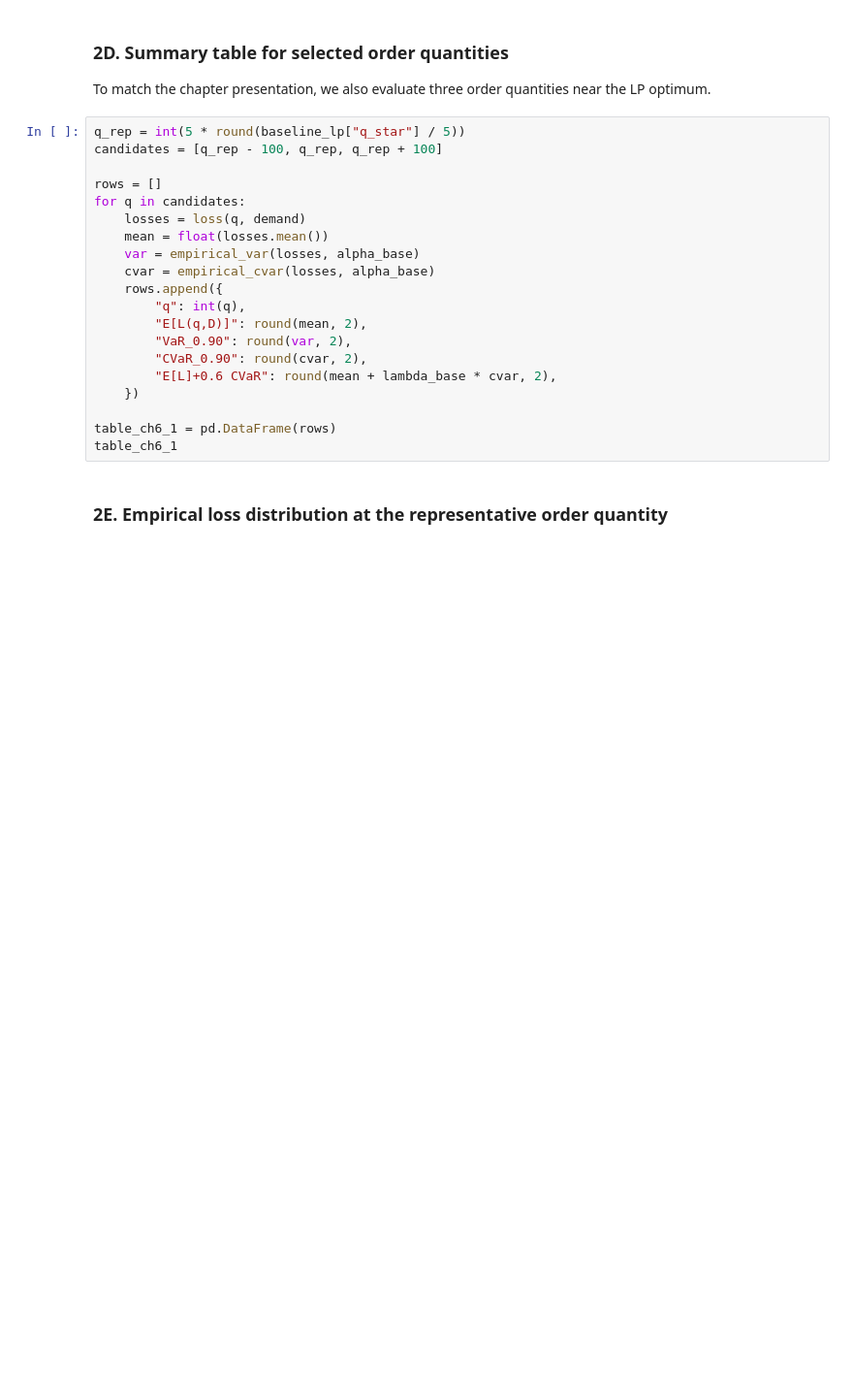
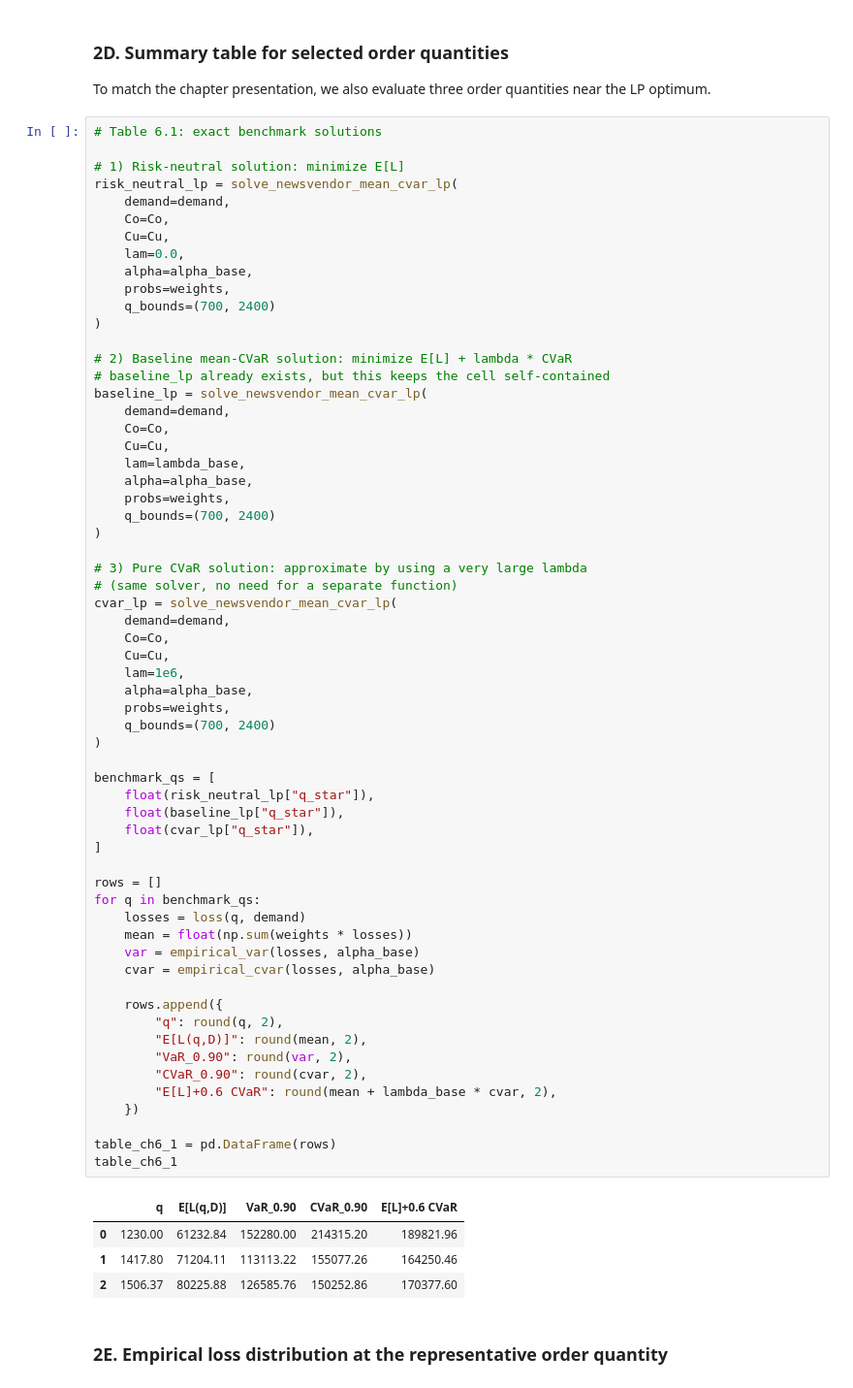
Before and after one commit to foliveira18/risk-analytics-book, a Jupyter notebook: chapter_6/chapter6_companion.ipynb, the cells around one changed output. Shown at 97% size. Cells and saved outputs as stored; diff of their text form; blank space fills up the shorter version.

```diff
--- a/chapter_6/chapter6_companion.ipynb
+++ b/chapter_6/chapter6_companion.ipynb
@@ -306,25 +342,71 @@ pd.DataFrame([{
 
 To match the chapter presentation, we also evaluate three order quantities near the LP optimum.
 # %%
-q_rep = int(5 * round(baseline_lp["q_star"] / 5))
-candidates = [q_rep - 100, q_rep, q_rep + 100]
+# Table 6.1: exact benchmark solutions
+
+# 1) Risk-neutral solution: minimize E[L]
+risk_neutral_lp = solve_newsvendor_mean_cvar_lp(
+    demand=demand,
+    Co=Co,
+    Cu=Cu,
+    lam=0.0,
+    alpha=alpha_base,
+    probs=weights,
+    q_bounds=(700, 2400)
+)
+
+# 2) Baseline mean-CVaR solution: minimize E[L] + lambda * CVaR
+# baseline_lp already exists, but this keeps the cell self-contained
+baseline_lp = solve_newsvendor_mean_cvar_lp(
+    demand=demand,
+    Co=Co,
+    Cu=Cu,
+    lam=lambda_base,
+    alpha=alpha_base,
+    probs=weights,
+    q_bounds=(700, 2400)
+)
+
+# 3) Pure CVaR solution: approximate by using a very large lambda
+# (same solver, no need for a separate function)
+cvar_lp = solve_newsvendor_mean_cvar_lp(
+    demand=demand,
+    Co=Co,
+    Cu=Cu,
+    lam=1e6,
+    alpha=alpha_base,
+    probs=weights,
+    q_bounds=(700, 2400)
+)
+
+benchmark_qs = [
+    float(risk_neutral_lp["q_star"]),
+    float(baseline_lp["q_star"]),
+    float(cvar_lp["q_star"]),
+]
 
 rows = []
-for q in candidates:
+for q in benchmark_qs:
     losses = loss(q, demand)
-    mean = float(losses.mean())
+    mean = float(np.sum(weights * losses))
     var = empirical_var(losses, alpha_base)
     cvar = empirical_cvar(losses, alpha_base)
+
     rows.append({
-        "q": int(q),
+        "q": round(q, 2),
         "E[L(q,D)]": round(mean, 2),
         "VaR_0.90": round(var, 2),
         "CVaR_0.90": round(cvar, 2),
         "E[L]+0.6 CVaR": round(mean + lambda_base * cvar, 2),
     })
 
 table_ch6_1 = pd.DataFrame(rows)
 table_ch6_1
+# %% [output]
+|  | q | E[L(q,D)] | VaR_0.90 | CVaR_0.90 | E[L]+0.6 CVaR |
+| 0 | 1230.00 | 61232.84 | 152280.00 | 214315.20 | 189821.96 |
+| 1 | 1417.80 | 71204.11 | 113113.22 | 155077.26 | 164250.46 |
+| 2 | 1506.37 | 80225.88 | 126585.76 | 150252.86 | 170377.60 |
 # %% [markdown]
 ### 2E. Empirical loss distribution at the representative order quantity
 # %%
```
Also changed, not shown: parts of 18 cells of this notebook.
